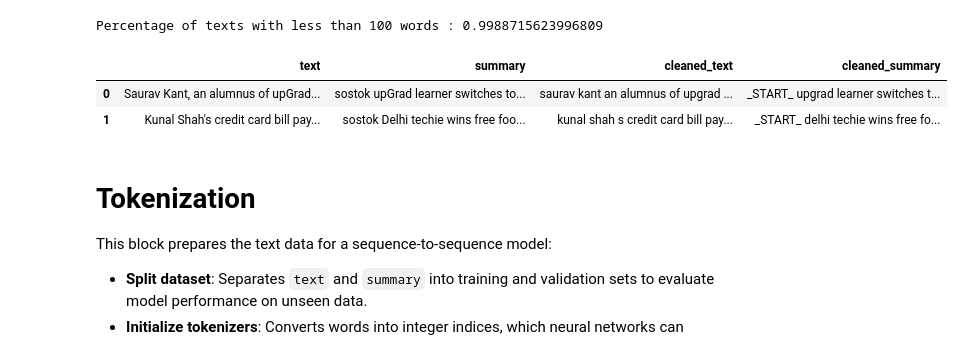
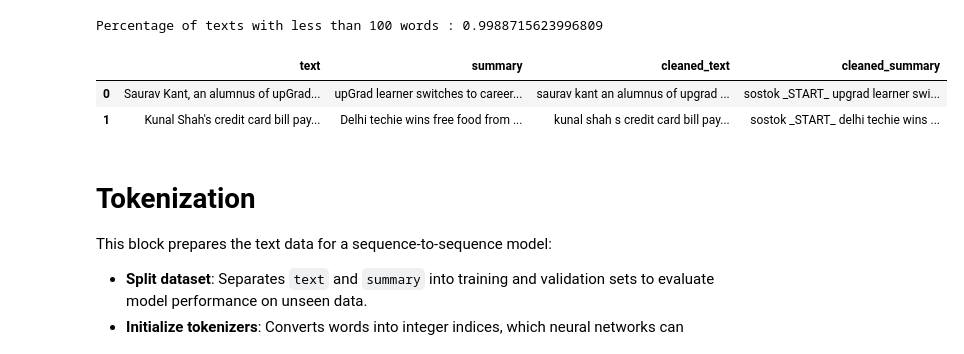
Before and after one commit to tommasofacchin/text-summarization-seq2seq-transformers, a Jupyter notebook: text-summarization-seq2seq-vs-transformers.ipynb, the cells around one changed output. Saved outputs shown, nothing was run; the diff lists cells and outputs as text; code cells hidden in the pictures.

```diff
--- a/text-summarization-seq2seq-vs-transformers.ipynb
+++ b/text-summarization-seq2seq-vs-transformers.ipynb
@@ -299,23 +302,23 @@ Percentage of texts with less than 100 words : 0.9988715623996809
 # %%
 max_text_len = 100
 max_summary_len = 15
 
 df['cleaned_text'] = df['cleaned_text'].astype(str)
 df['cleaned_summary'] = df['cleaned_summary'].astype(str)
 
 mask = (df['cleaned_text'].str.split().str.len() <= max_text_len) & \
        (df['cleaned_summary'].str.split().str.len() <= max_summary_len)
 
 df = df.loc[mask].reset_index(drop=True)
 
 # Add start and end tokens to each summary
-df['summary'] = df['summary'].apply(lambda x: 'sostok ' + x + ' eostok')
+df['cleaned_summary'] = df['cleaned_summary'].apply(lambda x: 'sostok ' + x + ' eostok')
 
 df.head(2)
 # %% [output]
 |  | text | summary | cleaned_text | cleaned_summary |
-| 0 | Saurav Kant, an alumnus of upGrad... | sostok upGrad learner switches to... | saurav kant an alumnus of upgrad ... | _START_ upgrad learner switches t... |
-| 1 | Kunal Shah's credit card bill pay... | sostok Delhi techie wins free foo... | kunal shah s credit card bill pay... | _START_ delhi techie wins free fo... |
+| 0 | Saurav Kant, an alumnus of upGrad... | upGrad learner switches to career... | saurav kant an alumnus of upgrad ... | sostok _START_ upgrad learner swi... |
+| 1 | Kunal Shah's credit card bill pay... | Delhi techie wins free food from ... | kunal shah s credit card bill pay... | sostok _START_ delhi techie wins ... |
 # %% [markdown]
 # **Tokenization**
 
```
Also changed, not shown: parts of 13 cells of this notebook.
